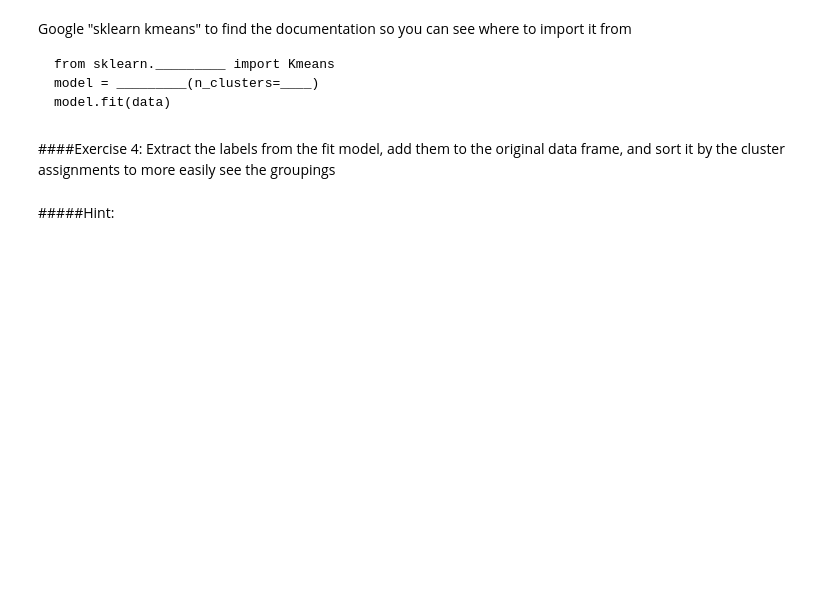
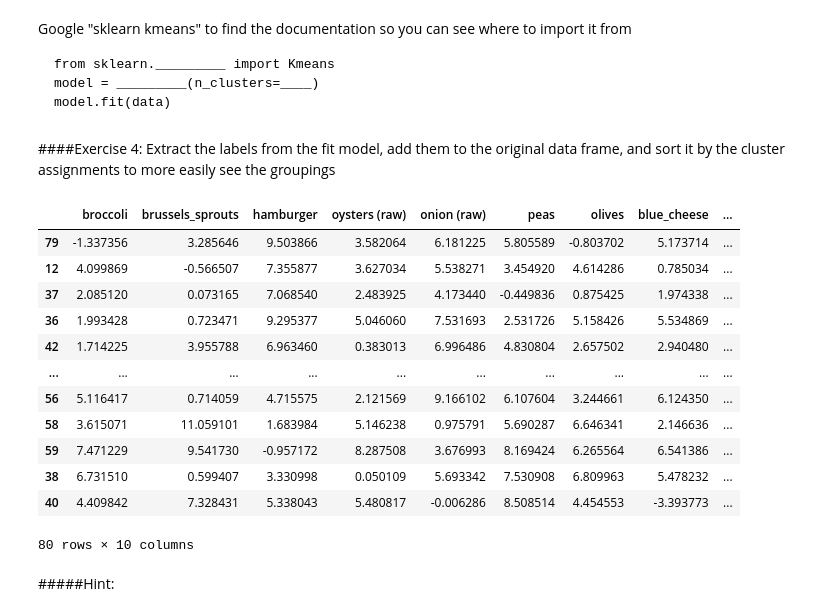
Before and after one commit to Cooljoe67/ML_DSAI, a Jupyter notebook: UML_Day_3_Warmup__Scaling.ipynb, the cells around one changed output. Cells and saved outputs as stored; diff of their text form; code cells hidden in the pictures; blank space fills up the shorter version.

```diff
--- a/UML_Day_3_Warmup__Scaling.ipynb
+++ b/UML_Day_3_Warmup__Scaling.ipynb
@@ -89,0 +117,5 @@ To initialize the scaler we call it like a function and assign the result to a v
+# %%
+from sklearn.cluster import KMeans
+
+model = KMeans(n_clusters=4)
+model.fit(fake_df)
@@ -103,3 +135,20 @@ model.fit(data)
+# %%
+fake_df['label'] = model.labels_
+fake_df.sort_values(by="label")
+# %% [output]
+|  | broccoli | brussels_sprouts | hamburger | oysters (raw) | onion (raw) | peas | olives | blue_cheese | ... |
+| 79 | -1.337356 | 3.285646 | 9.503866 | 3.582064 | 6.181225 | 5.805589 | -0.803702 | 5.173714 | ... |
+| 12 | 4.099869 | -0.566507 | 7.355877 | 3.627034 | 5.538271 | 3.454920 | 4.614286 | 0.785034 | ... |
+| 37 | 2.085120 | 0.073165 | 7.068540 | 2.483925 | 4.173440 | -0.449836 | 0.875425 | 1.974338 | ... |
+| 36 | 1.993428 | 0.723471 | 9.295377 | 5.046060 | 7.531693 | 2.531726 | 5.158426 | 5.534869 | ... |
+| 42 | 1.714225 | 3.955788 | 6.963460 | 0.383013 | 6.996486 | 4.830804 | 2.657502 | 2.940480 | ... |
+| ... | ... | ... | ... | ... | ... | ... | ... | ... | ... |
+| 56 | 5.116417 | 0.714059 | 4.715575 | 2.121569 | 9.166102 | 6.107604 | 3.244661 | 6.124350 | ... |
+| 58 | 3.615071 | 11.059101 | 1.683984 | 5.146238 | 0.975791 | 5.690287 | 6.646341 | 2.146636 | ... |
+| 59 | 7.471229 | 9.541730 | -0.957172 | 8.287508 | 3.676993 | 8.169424 | 6.265564 | 6.541386 | ... |
+| 38 | 6.731510 | 0.599407 | 3.330998 | 0.050109 | 5.693342 | 7.530908 | 6.809963 | 5.478232 | ... |
+| 40 | 4.409842 | 7.328431 | 5.338043 | 5.480817 | -0.006286 | 8.508514 | 4.454553 | -3.393773 | ... |
+80 rows × 10 columns
 # %% [markdown]
 #####Hint:
 # %% [markdown]
```
Also changed, not shown: parts of 11 cells of this notebook, 1 other file.
